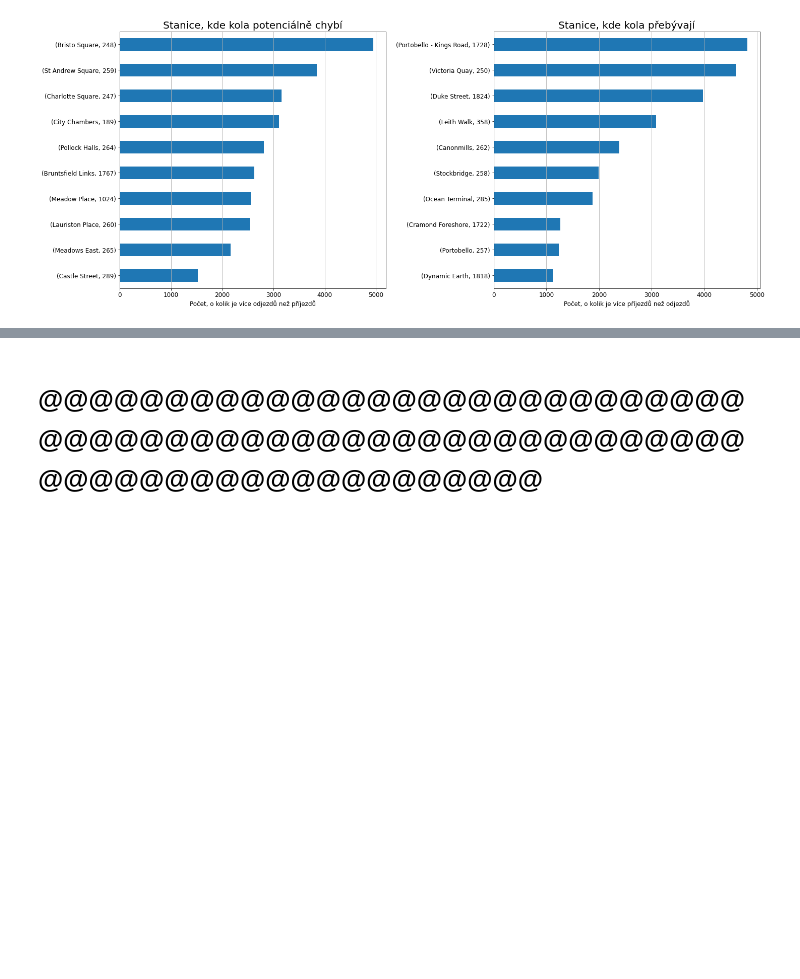
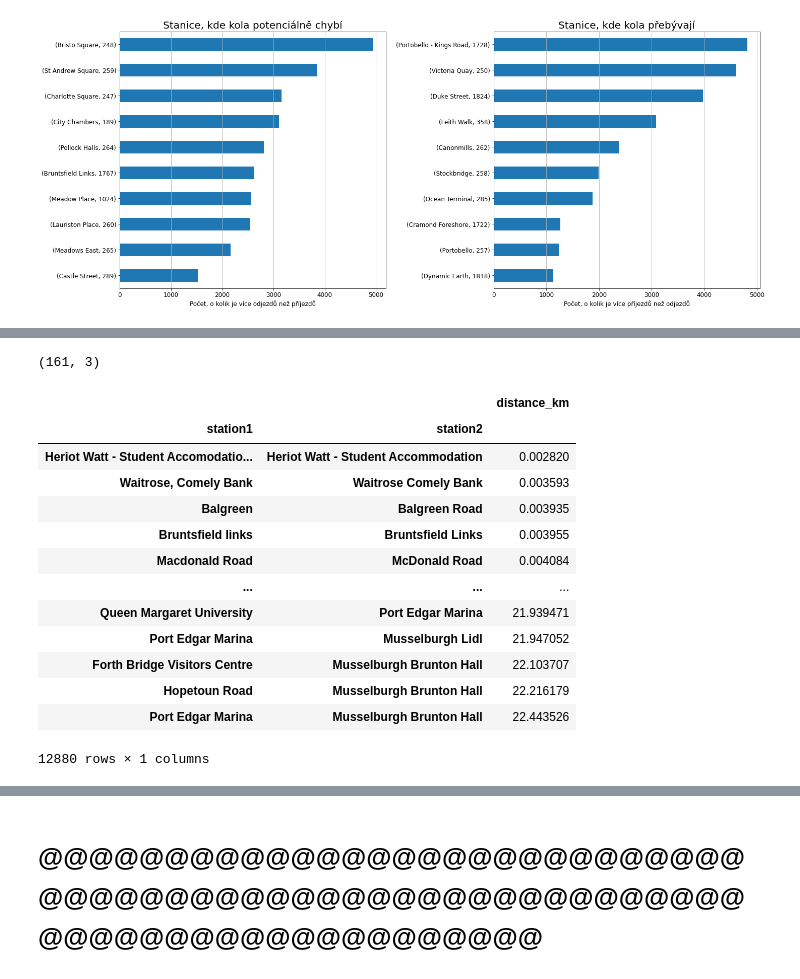
Before and after one commit to Krocan777/Python_projekt_Edinburgh, a Jupyter notebook: Oprava_projekt_python.ipynb, the cells around one changed output, grey strips where cells are left out. Drawn from its saved outputs; the diff is of its cells as text; code cells hidden in the pictures; blank space fills up the shorter version.

```diff
--- a/Oprava_projekt_python.ipynb
+++ b/Oprava_projekt_python.ipynb
@@ -301,0 +313,28 @@ ax2.grid(axis = 'x')
+# %%
+stanice_lat_lng = (seznam_aktivnich_stanic.merge(eb_df, how = 'inner', left_on = ['start_station_name', 'start_station_id'],
+                                                          right_on = ['start_station_name', 'start_station_id'])
+                                    .drop_duplicates(subset = ['start_station_name', 'start_station_id'])
+                                    [['start_station_name', 'start_station_id', 'start_station_latitude', 'start_station_longitude']]
+                                    .rename(columns = {'start_station_name':'station_name', 'start_station_id':'station_id',
+                                                       'start_station_latitude':'lat', 'start_station_longitude':'lng'})
+                                    .set_index(['station_name'])
+                                    )
+
+stanice_lat_lng.shape
+# %% [output]
+(161, 3)
+# %%
+from geopy.distance import geodesic
+from itertools import combinations
+
+@np.vectorize
+def geodesic_vec(lat1, lng1, lat2, lng2):
+    rs = geodesic( (lat1, lng1), (lat2, lng2) ).kilometers
+    return rs
+
+coords = np.array(list(combinations(stanice_lat_lng[['lat', 'lng']].values, 2)))
+coords = coords.reshape(coords.shape[0], 4)
+distances = geodesic_vec(coords[:, 0], coords[:, 1], coords[:, 2], coords[:, 3])
+
+combos = list(combinations(stanice_lat_lng.index, 2))
+stanice_distance = pd.DataFrame(distances, index=pd.Index(combos, names=['station1', 'station2']), columns=['distance_km'])
@@ -301,0 +343,17 @@ ax2.grid(axis = 'x')
+# %%
+stanice_distance.sort_values('distance_km')
+# %% [output]
+|  |  | distance_km |
+| station1 | station2 |  |
+| Heriot Watt - Student Accomodatio... | Heriot Watt - Student Accommodation | 0.002820 |
+| Waitrose, Comely Bank | Waitrose Comely Bank | 0.003593 |
+| Balgreen | Balgreen Road | 0.003935 |
+| Bruntsfield links | Bruntsfield Links | 0.003955 |
+| Macdonald Road | McDonald Road | 0.004084 |
+| ... | ... | ... |
+| Queen Margaret University | Port Edgar Marina | 21.939471 |
+| Port Edgar Marina | Musselburgh Lidl | 21.947052 |
+| Forth Bridge Visitors Centre | Musselburgh Brunton Hall | 22.103707 |
+| Hopetoun Road | Musselburgh Brunton Hall | 22.216179 |
+| Port Edgar Marina | Musselburgh Brunton Hall | 22.443526 |
+12880 rows × 1 columns
```
Also changed, not shown: parts of 50 cells of this notebook.
